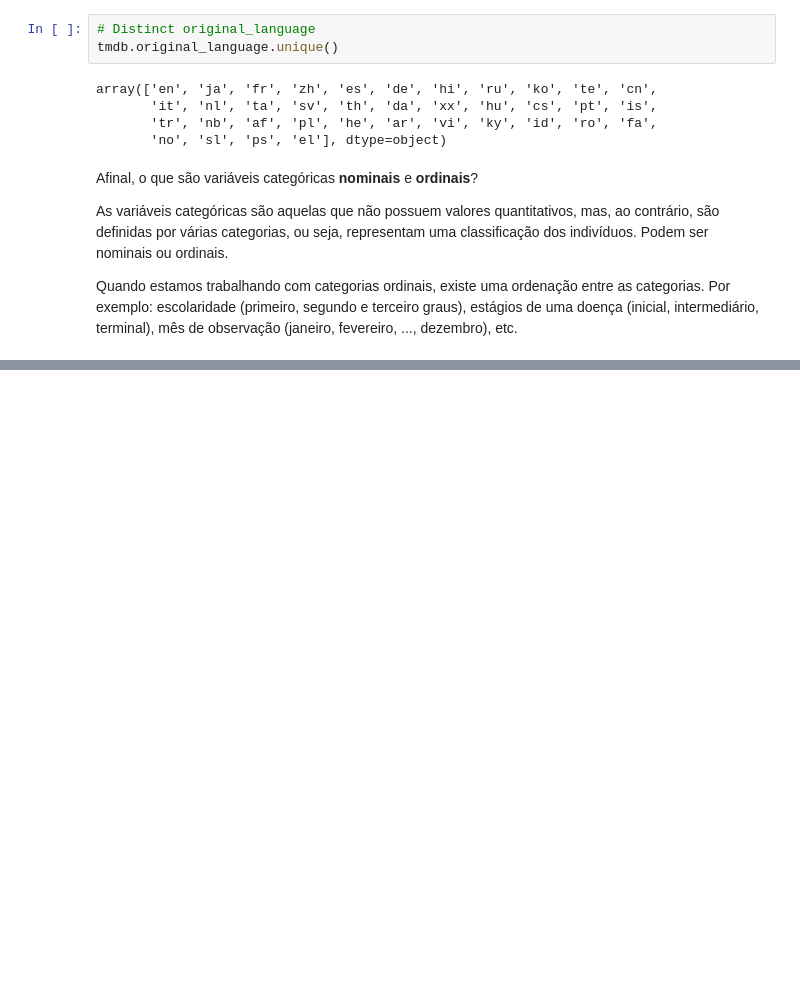
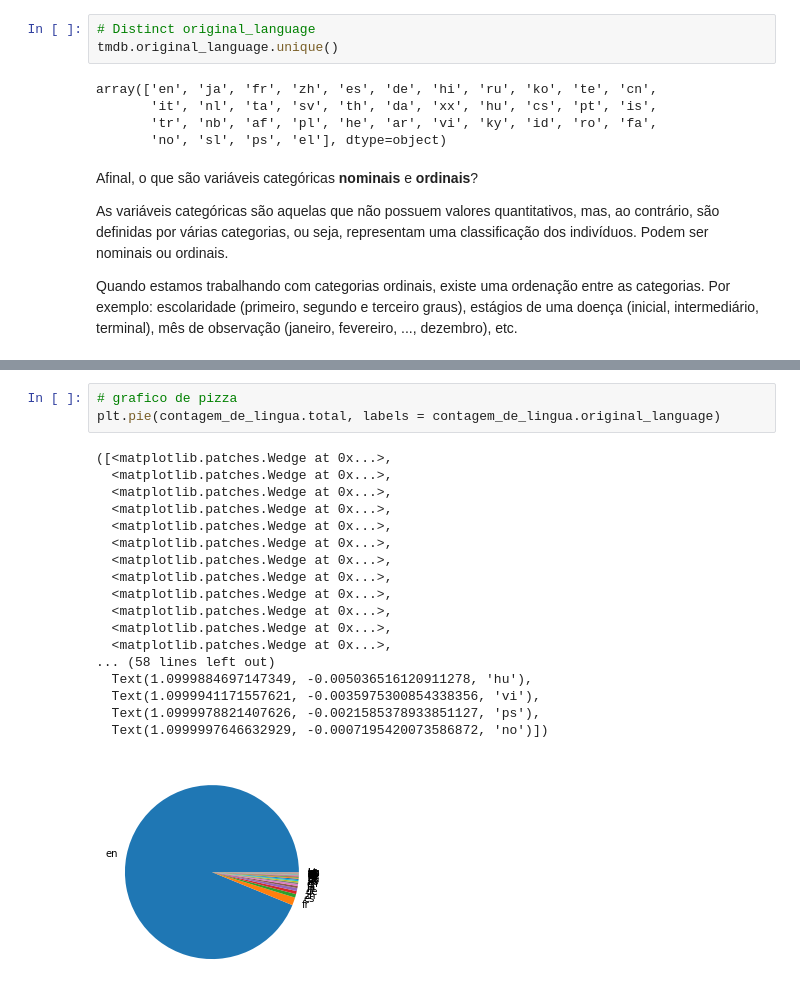
Before and after one commit to alabliuk/Alura, a Jupyter notebook: Data Science/Primeiros passos/source/Introdução_a_Data_Science.ipynb, the cells around one changed output, grey strips where cells are left out. Cells and saved outputs as stored; diff of their text form; blank space fills up the shorter version.

```diff
--- a/Data Science/Primeiros passos/source/Introdução_a_Data_Science.ipynb
+++ b/Data Science/Primeiros passos/source/Introdução_a_Data_Science.ipynb
@@ -255,0 +289,22 @@ Quando estamos trabalhando com categorias ordinais, existe uma ordenação entre
+# %%
+# grafico de pizza
+plt.pie(contagem_de_lingua.total, labels = contagem_de_lingua.original_language)
+# %% [output]
+([<matplotlib.patches.Wedge at 0x...>,
+  <matplotlib.patches.Wedge at 0x...>,
+  <matplotlib.patches.Wedge at 0x...>,
+  <matplotlib.patches.Wedge at 0x...>,
+  <matplotlib.patches.Wedge at 0x...>,
+  <matplotlib.patches.Wedge at 0x...>,
+  <matplotlib.patches.Wedge at 0x...>,
+  <matplotlib.patches.Wedge at 0x...>,
+  <matplotlib.patches.Wedge at 0x...>,
+  <matplotlib.patches.Wedge at 0x...>,
+  <matplotlib.patches.Wedge at 0x...>,
+  <matplotlib.patches.Wedge at 0x...>,
+... (58 lines left out)
+  Text(1.0999884697147349, -0.005036516120911278, 'hu'),
+  Text(1.0999941171557621, -0.0035975300854338356, 'vi'),
+  Text(1.0999978821407626, -0.0021585378933851127, 'ps'),
+  Text(1.0999997646632929, -0.0007195420073586872, 'no')])
+[figure, added]
```
Also changed, not shown: parts of 21 cells of this notebook.
